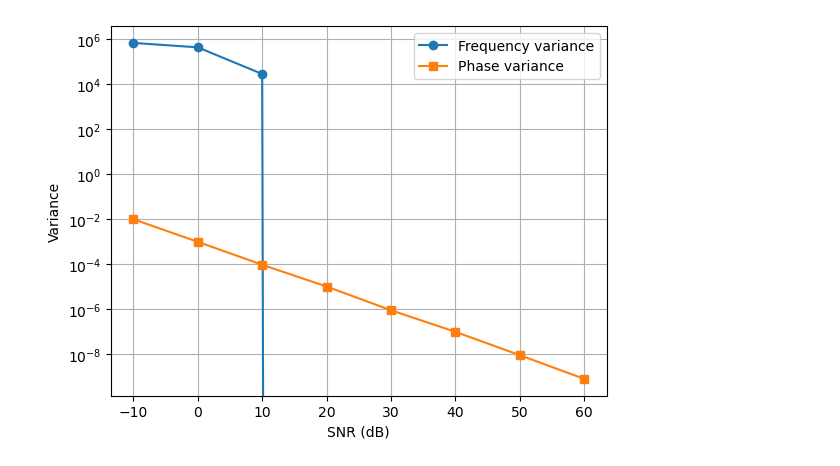
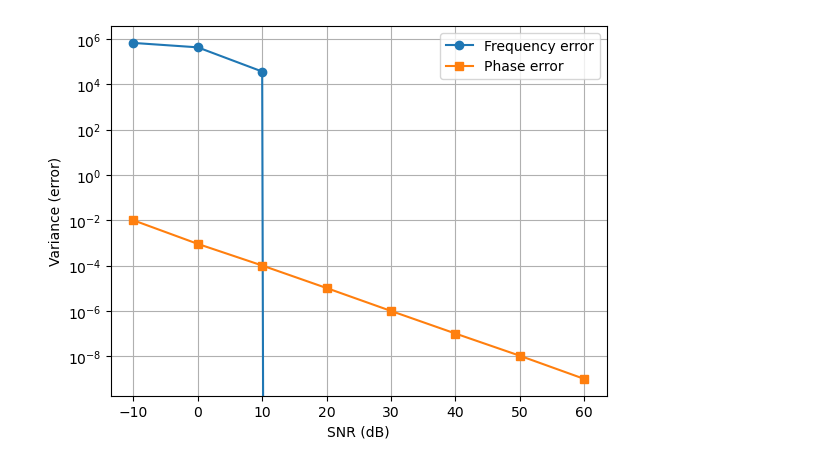
Before and after one commit to Asaka892/NatAndBeast, a Jupyter notebook: test.ipynb, the cells around one changed output. Cells and saved outputs as stored; diff of their text form; code cells hidden in the pictures.

Commit message:
test-simmulring_med_crlb

```diff
--- a/test.ipynb
+++ b/test.ipynb
@@ -2,73 +2,87 @@
 import numpy as np
 import matplotlib.pyplot as plt
 
-# --- Parametere ---
-N = 513
-n = np.arange(-256, 257)
-T = 1e-6
-f0 = 1e5
-omega0 = 2 * np.pi * f0
-phi = np.pi / 8
+# ---------- 1. SETUP ----------
+N = 513                              # antall samples
+n = np.arange(-256, 257)             # tidsindeks
+T = 1e-6                             # samplingstid
 
-# --- Signal ---
+f0 = 1e5                             # ekte frekvens (Hz)
+omega0 = 2 * np.pi * f0              # ekte omega
+phi_true = np.pi / 8                 # ekte fase
+
+# ---------- 2. LAG SIGNAL ----------
 def generate_signal(SNR_dB):
+    # gjør om fra dB til vanlig tall
     SNR = 10**(SNR_dB / 10)
+
+    # hvor mye støy vi skal ha
     sigma2 = 1 / (2 * SNR)
 
+    # lag støy (real + imaginær)
     noise = (np.random.normal(0, np.sqrt(sigma2), N) +
              1j * np.random.normal(0, np.sqrt(sigma2), N))
 
-    x = np.exp(1j * (omega0 * n * T + phi)) + noise
+    # rent signal + støy
+    signal = np.exp(1j * (omega0 * n * T + phi_true))
+    x = signal + noise
+
     return x
 
-# --- Frekvens (FFT) ---
+# ---------- 3. FINN FREKVENS ----------
 def estimate_frequency(x, M):
-    X = np.fft.fft(x, n=M)
-    m = np.argmax(np.abs(X))
-    omega_hat = 2 * np.pi * m / (M * T)
+    X = np.fft.fft(x, n=M)           # gå til frekvensdomene
+    k_max = np.argmax(np.abs(X))     # finn største peak
+
+    omega_hat = 2 * np.pi * k_max / (M * T)
     return omega_hat
 
-# --- Fase ---
+# ---------- 4. FINN FASE ----------
 def estimate_phase(x, omega_hat):
+    # fjern frekvensen
     F = np.mean(x * np.exp(-1j * omega_hat * n * T))
-    return np.angle(F)
 
-# --- Monte Carlo ---
-def run_simulation(SNR_dB, M, runs=500):
-    omega_err = []
-    phi_err = []
+    phi_hat = np.angle(F)
+    return phi_hat
+
+# ---------- 5. KJØR MANGE GANGER ----------
+def simulate(SNR_dB, M, runs=500):
+    freq_errors = []
+    phase_errors = []
 
     for _ in range(runs):
         x = generate_signal(SNR_dB)
 
         omega_hat = estimate_frequency(x, M)
         phi_hat = estimate_phase(x, omega_hat)
 
-        omega_err.append(omega0 - omega_hat)
-        phi_err.append(phi - phi_hat)
+        # sammenlign med fasit
+        freq_errors.append(omega0 - omega_hat)
+        phase_errors.append(phi_true - phi_hat)
 
-    return np.var(omega_err), np.var(phi_err)
+    # hvor mye feil varierer
+    return np.var(freq_errors), np.var(phase_errors)
 
-# --- Kjør ---
-SNRs = np.arange(-10, 61, 10)
-M = 2**12   # velg én først
+# ---------- 6. TEST FOR FLERE SNR ----------
+SNR_values = np.arange(-10, 61, 10)
+M = 2**12
 
-var_w = []
-var_phi = []
+freq_variance = []
+phase_variance = []
 
-for snr in SNRs:
-    vw, vp = run_simulation(snr, M)
-    var_w.append(vw)
-    var_phi.append(vp)
+for snr in SNR_values:
+    v_freq, v_phase = simulate(snr, M)
+    freq_variance.append(v_freq)
+    phase_variance.append(v_phase)
 
-# --- Plot ---
+# ---------- 7. PLOT ----------
 plt.figure()
-plt.semilogy(SNRs, var_w, 'o-', label='Frequency variance')
-plt.semilogy(SNRs, var_phi, 's-', label='Phase variance')
+plt.semilogy(SNR_values, freq_variance, 'o-', label='Frequency error')
+plt.semilogy(SNR_values, phase_variance, 's-', label='Phase error')
 plt.xlabel('SNR (dB)')
-plt.ylabel('Variance')
+plt.ylabel('Variance (error)')
 plt.legend()
 plt.grid()
 plt.show()
 # %% [output]
-[figure, old version]
+[figure, new version]
```
Also changed, not shown: parts of 1 cell of this notebook.
